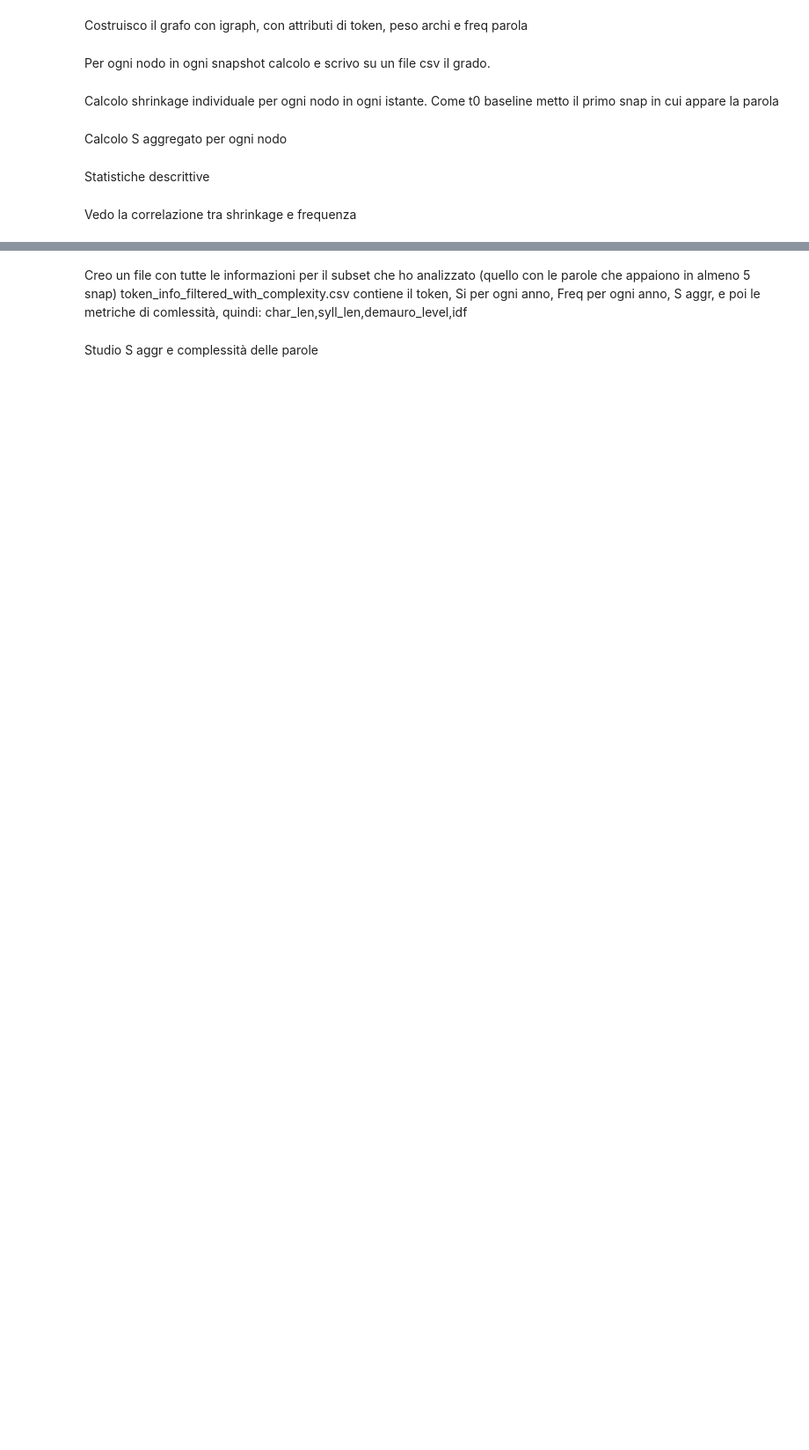
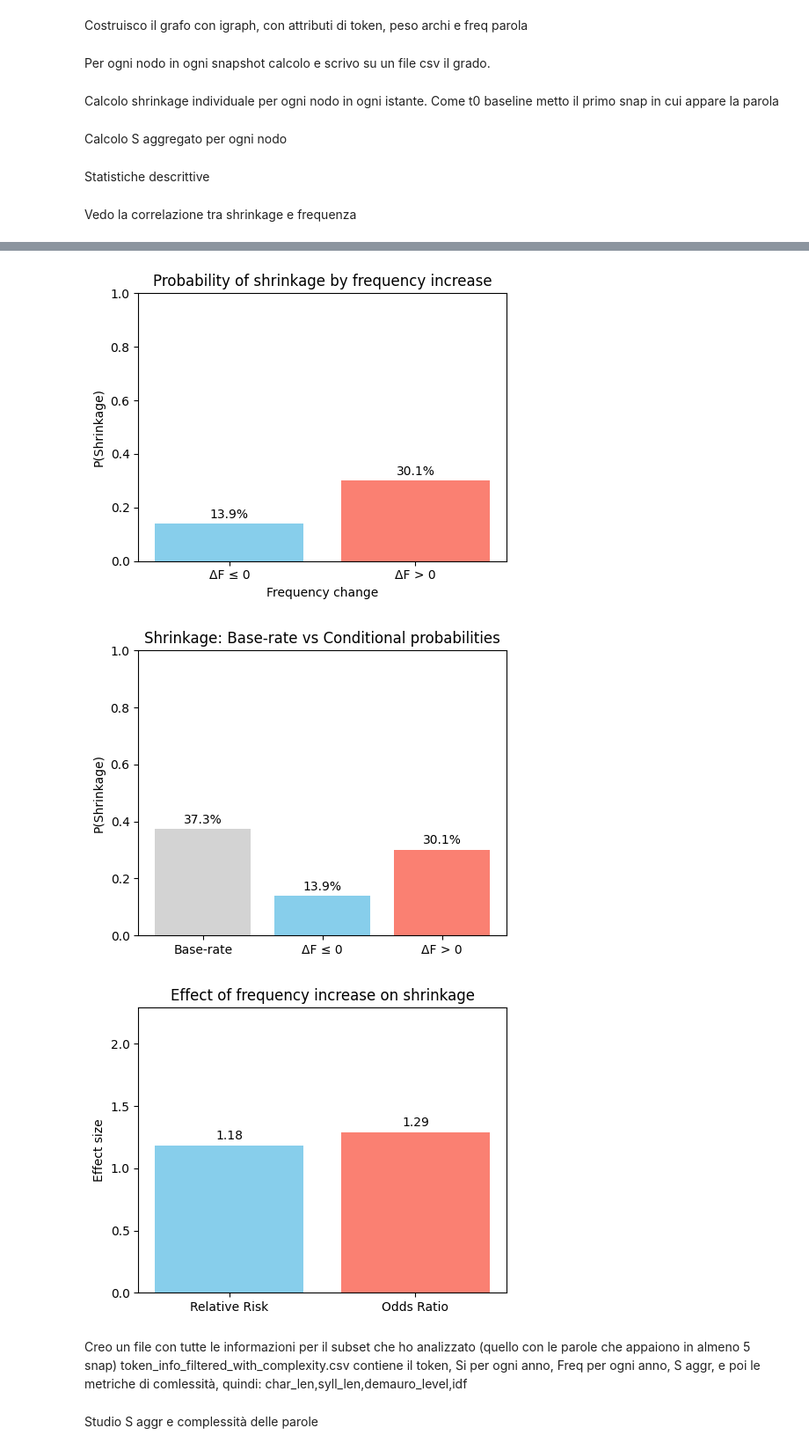
Before and after one commit to ChefBB/acn_project, a Jupyter notebook: dynet/RQ1.ipynb, the cells around one changed output, grey strips where cells are left out. Shown at 88% size. Drawn from its saved outputs; the diff is of its cells as text; code cells hidden in the pictures; blank space fills up the shorter version.

```diff
--- a/dynet/RQ1.ipynb
+++ b/dynet/RQ1.ipynb
@@ -312,23 +312,3 @@ for df in freq_dfs[1:]:
 
 # --- merge finale ---
 df_all = df_shrink.merge(df_freq_all, on="token", how="outer")
-# %%
-snapshots = range(1, 10)
-rows = []
-
-for snap in snapshots:
-    Si = df_all[f"shrinkage_snap{snap}"].fillna(0)
-
-    F_t  = df_all[f"freq_snap{snap}"].fillna(0)
-    F_t1 = df_all[f"freq_snap{snap+1}"].fillna(0)
-
-    delta_F = F_t1 - F_t
-
-    rows.append(pd.DataFrame({
-        "token": df_all["token"],
-        "snap": snap,
-        "Si_positive": (Si > 0),
-        "delta_F_positive": (delta_F > 0)
-    }))
-
-df_sign = pd.concat(rows, ignore_index=True)
@@ -432,3 +396,55 @@ print(top_tokens.head(200))
+# %%
+# plots
+import matplotlib.pyplot as plt
+
+trend = pd.Series({
+    "ΔF ≤ 0": p_shrink_given_no_increase,
+    "ΔF > 0": p_shrink_given_increase
+})
+
+plt.figure(figsize=(5,4))
+bars = plt.bar(trend.index, trend.values, color=["skyblue", "salmon"])
+plt.ylim(0,1)
+plt.ylabel("P(Shrinkage)")
+plt.xlabel("Frequency change")
+plt.title("Probability of shrinkage by frequency increase")
+
+# etichette sopra le barre
+for bar, value in zip(bars, trend.values):
+    plt.text(bar.get_x() + bar.get_width()/2, value + 0.02, f"{value*100:.1f}%", ha='center', fontsize=10)
+
+plt.tight_layout()
+plt.show()
+
+
+plt.figure(figsize=(5,4))
+plt.bar(["Base-rate", "ΔF ≤ 0", "ΔF > 0"], [p_shrink, p_shrink_given_no_increase, p_shrink_given_increase],
+        color=["lightgray", "skyblue", "salmon"])
+plt.ylim(0,1)
+plt.ylabel("P(Shrinkage)")
+plt.title("Shrinkage: Base-rate vs Conditional probabilities")
+
+# etichette
+for i, val in enumerate([p_shrink, p_shrink_given_no_increase, p_shrink_given_increase]):
+    plt.text(i, val + 0.02, f"{val*100:.1f}%", ha='center', fontsize=10)
+
+plt.tight_layout()
+plt.show()
+
+
+plt.figure(figsize=(5,4))
+plt.bar(["Relative Risk", "Odds Ratio"], [relative_risk, odds_ratio], color=["skyblue", "salmon"])
+plt.ylabel("Effect size")
+plt.title("Effect of frequency increase on shrinkage")
+plt.ylim(0, max(relative_risk, odds_ratio)+1)
+for i, val in enumerate([relative_risk, odds_ratio]):
+    plt.text(i, val + 0.05, f"{val:.2f}", ha='center', fontsize=10)
+plt.tight_layout()
+plt.show()
+# %% [output]
+[figure, added]
+[figure, added]
+[figure, added]
 # %% [markdown]
 Creo un file con tutte le informazioni per il subset che ho analizzato (quello con le parole che appaiono in almeno 5 snap)
 token_info_filtered_with_complexity.csv contiene il token, Si per ogni anno, Freq per ogni anno, S aggr, e poi le metriche di comlessità, quindi: char_len,syll_len,demauro_level,idf
```
Also changed, not shown: parts of 16 cells of this notebook.
